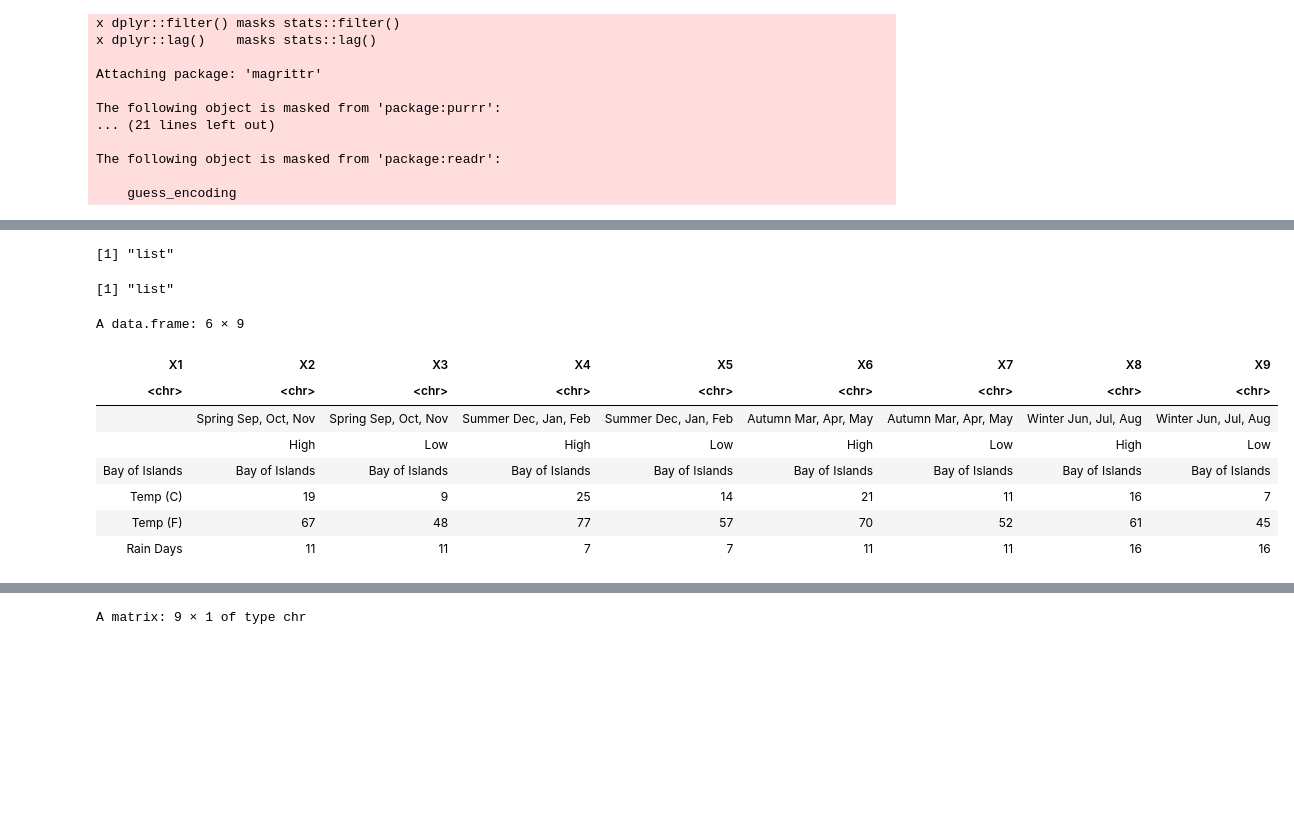
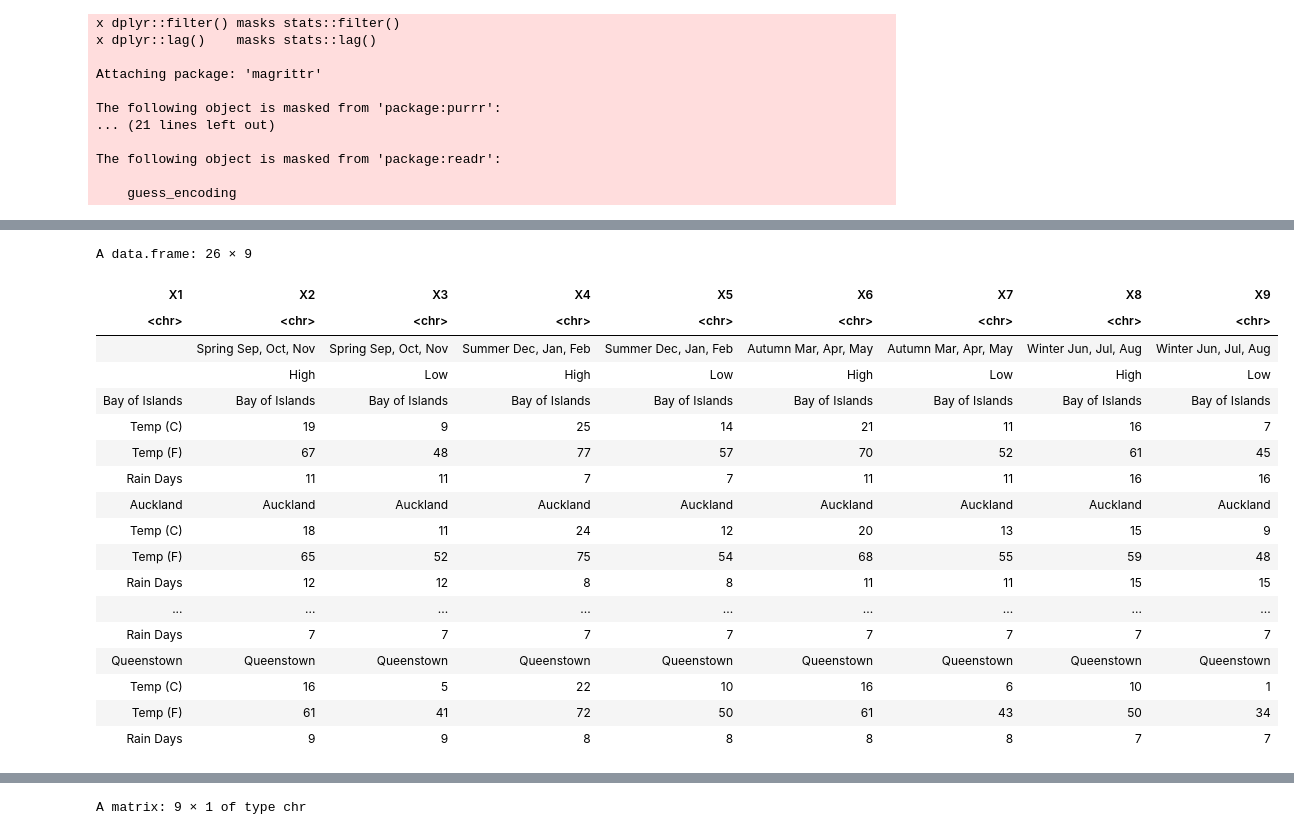
Before and after one commit to dipinpjoseph/Analysis-NZ-Consumer-Goods, a Jupyter notebook: Code/Seasonality.ipynb, the cells around one changed output, grey strips where cells are left out. Drawn from its saved outputs; the diff is of its cells as text; code cells hidden in the pictures; blank space fills up the shorter version.

```diff
--- a/Code/Seasonality.ipynb
+++ b/Code/Seasonality.ipynb
@@ -64,21 +32,27 @@ view2 <- read_html(url)
 # %%
 #Scraping Book Name from webpage
 Seasons2 <- view2 %>%
 html_table(fill=TRUE)
 
-typeof(data.frame(Seasons2))
-df_seasons <- data.frame(Seasons2)
-typeof(df_seasons)
-head(df_seasons["X2"])
+Seasons2 %>%
+    head()
 # %% [output]
-[1] "list"
+A data.frame: 26 × 9
-[1] "list"
-A data.frame: 6 × 9
 | X1 | X2 | X3 | X4 | X5 | X6 | X7 | X8 | X9 |
 | <chr> | <chr> | <chr> | <chr> | <chr> | <chr> | <chr> | <chr> | <chr> |
 |  | Spring Sep, Oct, Nov | Spring Sep, Oct, Nov | Summer Dec, Jan, Feb | Summer Dec, Jan, Feb | Autumn Mar, Apr, May | Autumn Mar, Apr, May | Winter Jun, Jul, Aug | Winter Jun, Jul, Aug |
 |  | High | Low | High | Low | High | Low | High | Low |
 | Bay of Islands | Bay of Islands | Bay of Islands | Bay of Islands | Bay of Islands | Bay of Islands | Bay of Islands | Bay of Islands | Bay of Islands |
 | Temp (C) | 19 | 9 | 25 | 14 | 21 | 11 | 16 | 7 |
 | Temp (F) | 67 | 48 | 77 | 57 | 70 | 52 | 61 | 45 |
 | Rain Days | 11 | 11 | 7 | 7 | 11 | 11 | 16 | 16 |
+| Auckland | Auckland | Auckland | Auckland | Auckland | Auckland | Auckland | Auckland | Auckland |
+| Temp (C) | 18 | 11 | 24 | 12 | 20 | 13 | 15 | 9 |
+| Temp (F) | 65 | 52 | 75 | 54 | 68 | 55 | 59 | 48 |
+| Rain Days | 12 | 12 | 8 | 8 | 11 | 11 | 15 | 15 |
+| ... | ... | ... | ... | ... | ... | ... | ... | ... |
+| Rain Days | 7 | 7 | 7 | 7 | 7 | 7 | 7 | 7 |
+| Queenstown | Queenstown | Queenstown | Queenstown | Queenstown | Queenstown | Queenstown | Queenstown | Queenstown |
+| Temp (C) | 16 | 5 | 22 | 10 | 16 | 6 | 10 | 1 |
+| Temp (F) | 61 | 41 | 72 | 50 | 61 | 43 | 50 | 34 |
+| Rain Days | 9 | 9 | 8 | 8 | 8 | 8 | 7 | 7 |
```
Also changed, not shown: parts of 10 cells of this notebook.
